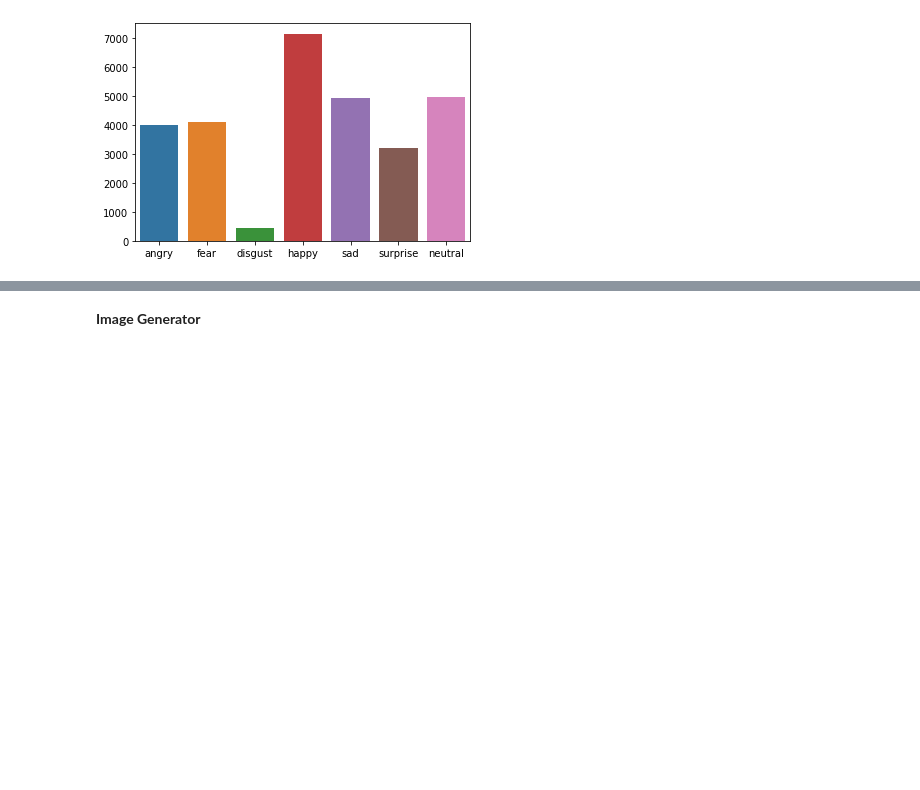
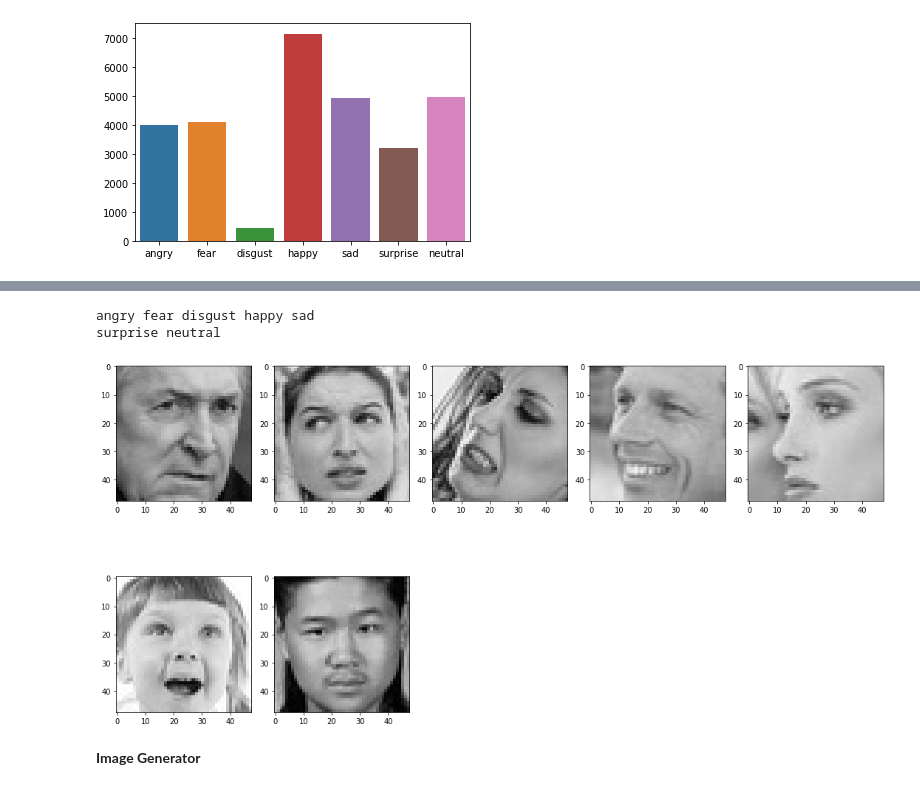
Before and after one commit to Moukthika1253/Facial_Expression_ImageClassifier, a Jupyter notebook: facial_expression_classifier.ipynb, the cells around one changed output, grey strips where cells are left out. Cells and saved outputs as stored; diff of their text form; code cells hidden in the pictures; blank space fills up the shorter version.

```diff
--- a/facial_expression_classifier.ipynb
+++ b/facial_expression_classifier.ipynb
@@ -46,10 +46,3 @@ surprise 3205
 neutral 4982
 <Axes: >
 [figure]
-# %%
-import tensorflow.compat.v2 as tf
-
-from keras.utils import dataset_utils
-from keras.utils import image_utils
-for emotion in os.listdir(train_data):
-  image=tf.keras.utils.image_dataset_from_directory(train_data+"/"+emotion+os.listdir(train_data+"/"+emotion)[0],image_size(48,48))
@@ -72,3 +57,28 @@ disgust : 111
+# %%
+from keras_preprocessing.image import load_img
+import matplotlib.pyplot as plt
+plt.figure(0, figsize=(15,20))
+cpt=0
+i=0
+for emotion in os.listdir(train_data):
+   cpt = cpt + 1
+   plt.subplot(5,5,cpt)
+   images=load_img(train_data+"/"+emotion+"/"+os.listdir(train_data+"/"+emotion)[i])
+
+   plt.imshow(images,cmap="gray")
+   i=i+1
+plt.tight_layout()
+i=0
+while(i<5):
+  print(exp_list[i],end=" ")
+  i=i+1
+print()
+print(exp_list[5],exp_list[6])
+plt.show()
+# %% [output]
+angry fear disgust happy sad
+surprise neutral
+[figure, added]
 # %% [markdown]
 **Image Generator**
 # %%
```
Also changed, not shown: parts of 2 cells of this notebook.
